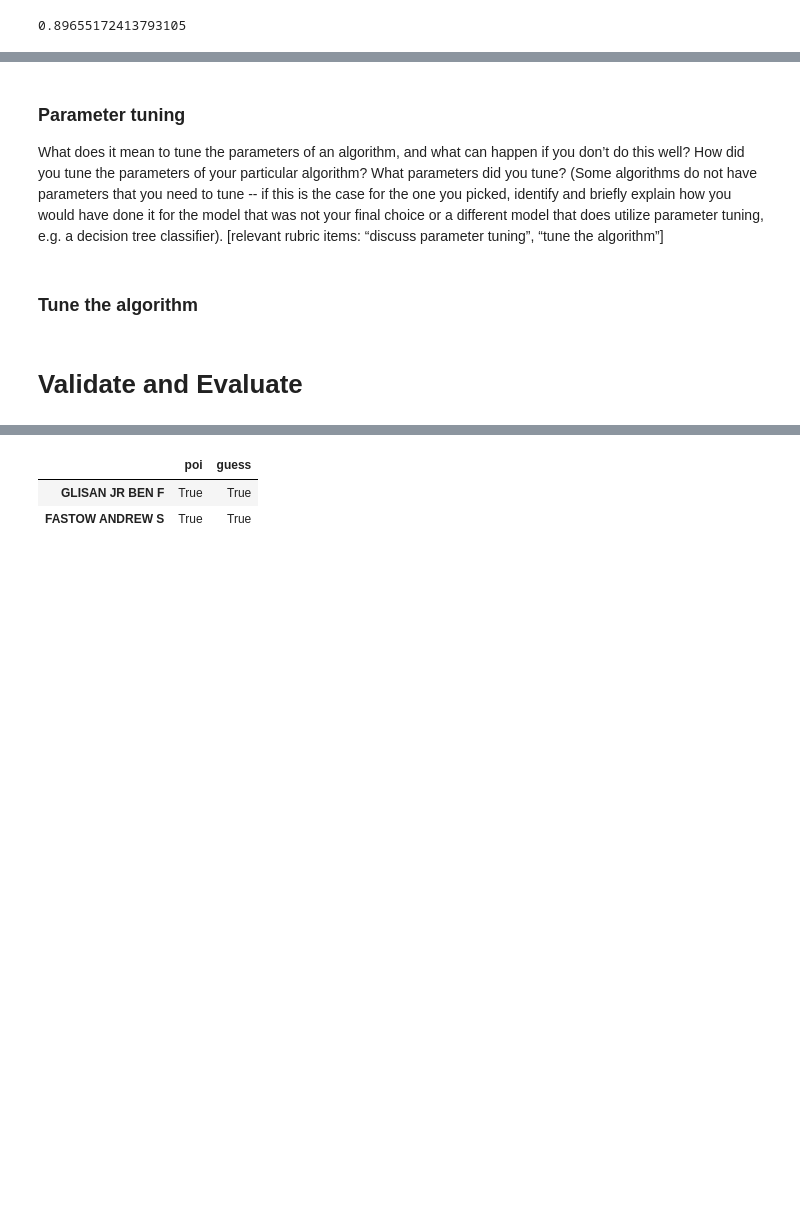
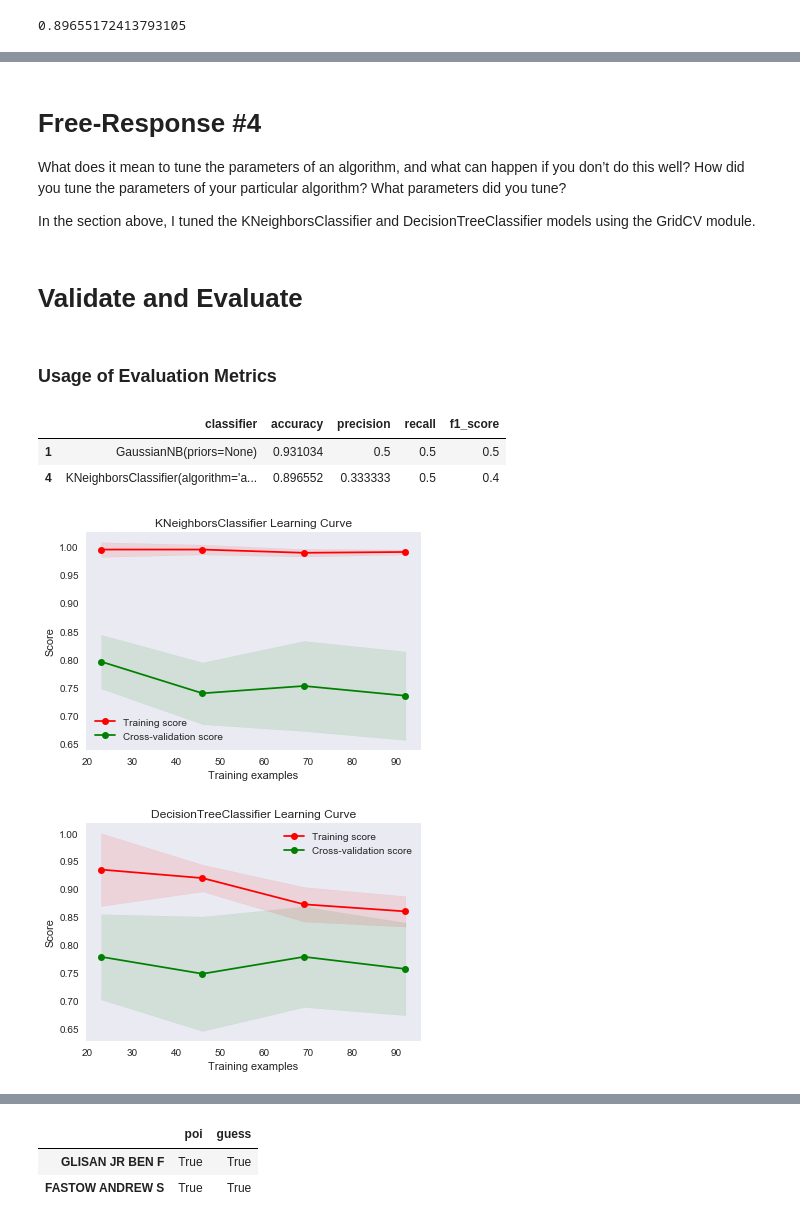
Before and after one commit to lizkalina/poi-classifier, a Jupyter notebook: Identify Fraud from Enron Email-V2.ipynb, the cells around one changed output, grey strips where cells are left out. Cells and saved outputs as stored; diff of their text form; code cells hidden in the pictures; blank space fills up the shorter version.

```diff
--- a/Identify Fraud from Enron Email-V2.ipynb
+++ b/Identify Fraud from Enron Email-V2.ipynb
@@ -358,9 +430,75 @@ best_decision_tree.tree_.compute_feature_importances()
 # %% [markdown]
-### Parameter tuning
+# Free-Response #4
 
-What does it mean to tune the parameters of an algorithm, and what can happen if you don’t do this well?  How did you tune the parameters of your particular algorithm? What parameters did you tune? (Some algorithms do not have parameters that you need to tune -- if this is the case for the one you picked, identify and briefly explain how you would have done it for the model that was not your final choice or a different model that does utilize parameter tuning, e.g. a decision tree classifier).  [relevant rubric items: “discuss parameter tuning”, “tune the algorithm”]
+What does it mean to tune the parameters of an algorithm, and what can happen if you don’t do this well?  How did you tune the parameters of your particular algorithm? What parameters did you tune?
+
+In the section above, I tuned the KNeighborsClassifier and DecisionTreeClassifier models using the GridCV module.
-# %% [markdown]
-### Tune the algorithm
 # %% [markdown]
 # Validate and Evaluate
+# %% [markdown]
+### Usage of Evaluation Metrics
+# %%
+from sklearn import metrics
+
+metrics_df = pd.DataFrame(columns=['classifier','accuracy','precision','recall','f1_score'])
+
+for idx, clf in enumerate(classifiers):
+    curr = clf
+    y_guess = curr.predict(features_test)
+
+    metrics_df.loc[idx,'classifier'] = curr
+    metrics_df.loc[idx,'accuracy'] = metrics.accuracy_score(labels_test,y_guess)
+    metrics_df.loc[idx,'precision'] = metrics.precision_score(labels_test,y_guess)
+    metrics_df.loc[idx,'recall'] = metrics.recall_score(labels_test,y_guess)
+    metrics_df.loc[idx,'f1_score'] = metrics.f1_score(labels_test,y_guess)
+# %%
+passing_clfs = metrics_df[(metrics_df.precision > 0.3) & (metrics_df.recall > 0.3)]
+passing_clfs
+# %% [output]
+|  | classifier | accuracy | precision | recall | f1_score |
+| 1 | GaussianNB(priors=None) | 0.931034 | 0.5 | 0.5 | 0.5 |
+| 4 | KNeighborsClassifier(algorithm='a... | 0.896552 | 0.333333 | 0.5 | 0.4 |
+# %%
+def plot_learning_curve(estimator, title, X, y, ylim=None, cv=None,
+                        n_jobs=5, train_sizes=np.linspace(.1, 1.0, 5)):
+
+    from sklearn.model_selection import learning_curve
+    from sklearn.model_selection import ShuffleSplit
+
+    plt.figure()
+    plt.title(title)
+    if ylim is not None:
+        plt.ylim(*ylim)
+    plt.xlabel("Training examples")
+    plt.ylabel("Score")
+    train_sizes, train_scores, test_scores = learning_curve(
+        estimator, X, y, cv=cv, n_jobs=n_jobs, train_sizes=train_sizes)
+    train_scores_mean = np.mean(train_scores, axis=1)
+    train_scores_std = np.std(train_scores, axis=1)
+    test_scores_mean = np.mean(test_scores, axis=1)
+    test_scores_std = np.std(test_scores, axis=1)
+    plt.grid()
+
+    plt.fill_between(train_sizes, train_scores_mean - train_scores_std,
+                     train_scores_mean + train_scores_std, alpha=0.1,
+                     color="r")
+    plt.fill_between(train_sizes, test_scores_mean - test_scores_std,
+                     test_scores_mean + test_scores_std, alpha=0.1, color="g")
+    plt.plot(train_sizes, train_scores_mean, 'o-', color="r",
+             label="Training score")
+    plt.plot(train_sizes, test_scores_mean, 'o-', color="g",
+             label="Cross-validation score")
+
+    plt.legend(loc="best")
+    return plt
+
+for idx in passing_clfs.index:
+    cv = ShuffleSplit(n_splits=10, test_size=.20, random_state=42)
+    estimator = classifiers[idx]
+    title = repr(estimator).split('(')[0] + ' Learning Curve'
+    plot_learning_curve(estimator, title, features_train, labels_train, cv=cv,train_sizes=[0.25,0.5,0.75,1.0])
+    plt.show()
+# %% [output]
+[figure, added]
+[figure, added]
 # %% [markdown]
```
Also changed, not shown: parts of 48 cells of this notebook.
